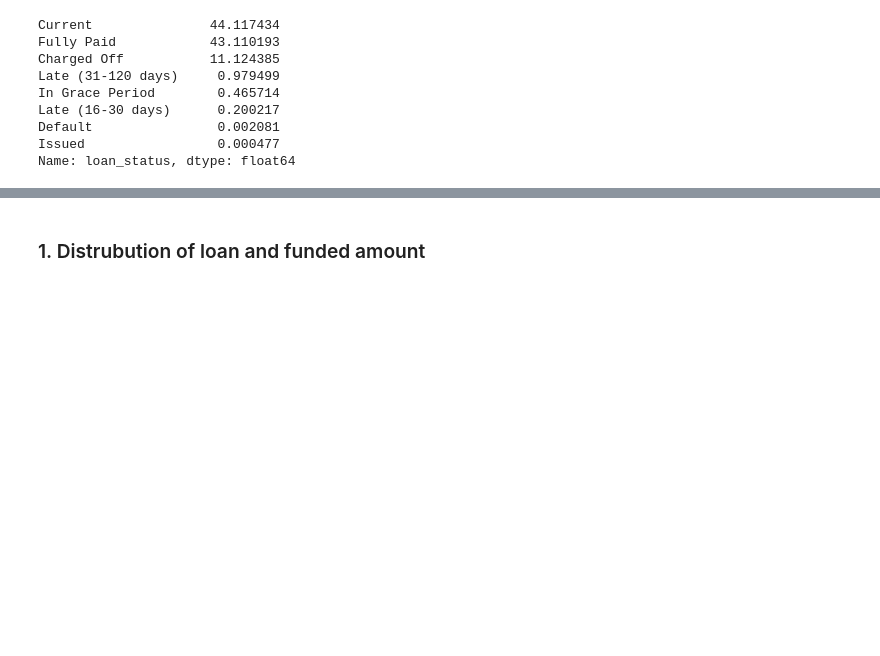
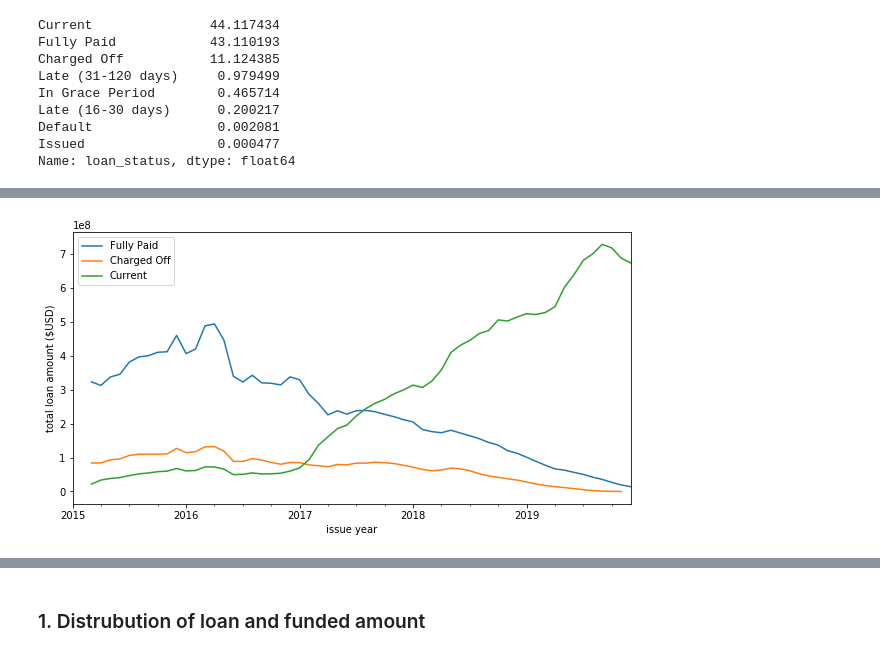
Before and after one commit to cyuancheng/Lending_Club, a Jupyter notebook: 04_LC_DataStory_EDA.ipynb, the cells around one changed output, grey strips where cells are left out. Cells and saved outputs as stored; diff of their text form; code cells hidden in the pictures; blank space fills up the shorter version.

```diff
--- a/04_LC_DataStory_EDA.ipynb
+++ b/04_LC_DataStory_EDA.ipynb
@@ -165,0 +190,19 @@ Name: loan_status, dtype: float64
+# %%
+
+plt.figure(figsize=(10,5))
+
+df_time.query(" loan_status == 'Fully Paid' ")['loan_amnt']\
+    .resample('M').sum().rolling(3).mean().plot(label='Fully Paid')
+df_time.query(" loan_status == 'Charged Off' ")['loan_amnt']\
+    .resample('M').sum().rolling(3).mean().plot(label='Charged Off')
+df_time.query(" loan_status == 'Current' ")['loan_amnt']\
+    .resample('M').sum().rolling(3).mean().plot(label='Current')
+
+plt.legend()
+plt.ylabel('total loan amount ($USD)')
+plt.xlabel('issue year')
+plt.show()
+
+#.sum().rolling(4).mean()
+# %% [output]
+[figure, added]
```
Also changed, not shown: parts of 4 cells of this notebook.
